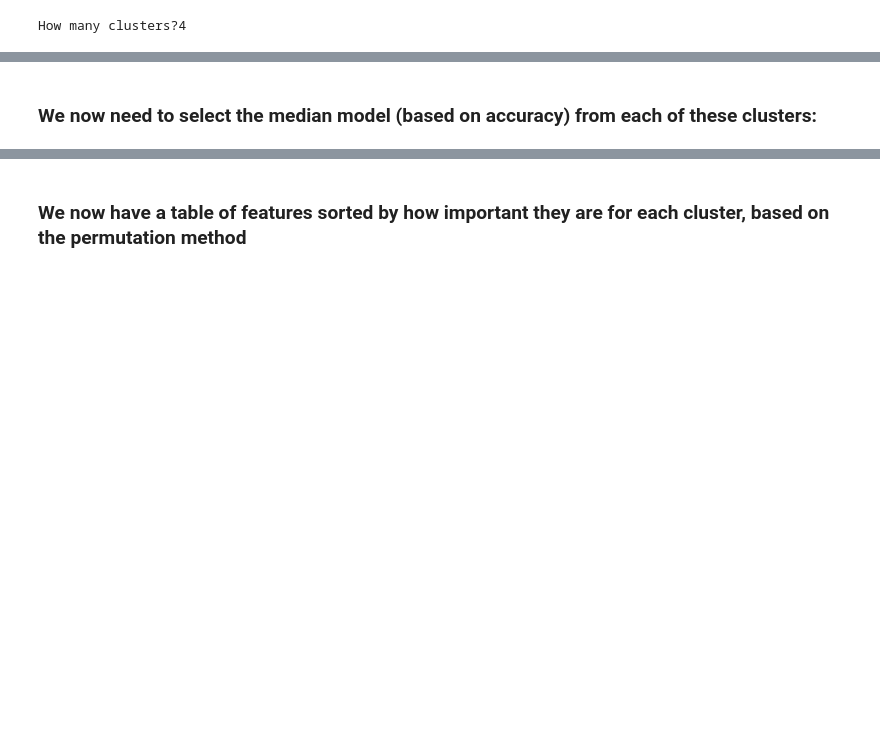
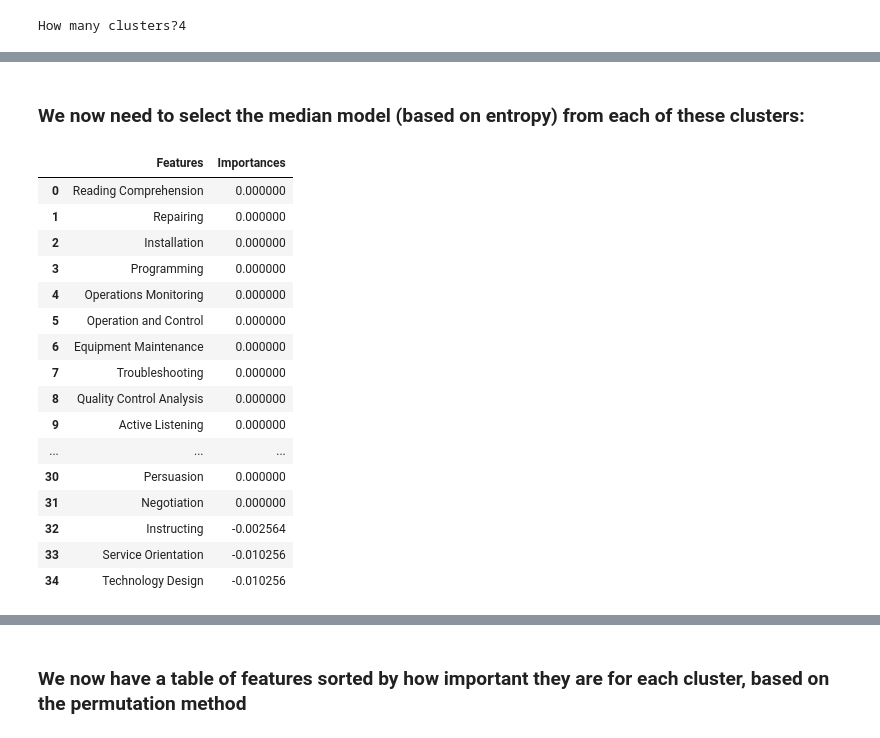
Before and after one commit to JGolub99/Future-of-work, a Jupyter notebook: ONET_18-10-21/skills_analysis4.ipynb, the cells around one changed output, grey strips where cells are left out. Saved outputs shown, nothing was run; the diff lists cells and outputs as text; code cells hidden in the pictures; blank space fills up the shorter version.

```diff
--- a/ONET_18-10-21/skills_analysis4.ipynb
+++ b/ONET_18-10-21/skills_analysis4.ipynb
@@ -729,7 +734,7 @@ for i in range(int(n)):
 ''' It is possible that the user will not be happy with how the data has been assigned.
 Offer an option for them to redo the clustering . '''
 # %% [markdown]
-### We now need to select the median  model (based on accuracy) from each of these clusters:
+### We now need to select the median  model (based on entropy) from each of these clusters:
 # %%
 #Lets create a list of models and their accuracies:
 
@@ -758,7 +763,8 @@ for i in range(int(n)):
 
 for i in range(int(n)):
     r = permutation_importance(models[i],X_test,y_test,n_repeats=30,random_state=0)
-    tables[i]["Importances"] = abs(r.importances_mean)
+    #tables[i]["Importances"] = abs(r.importances_mean)
+    tables[i]["Importances"] = r.importances_mean
     tables[i] = tables[i].sort_values(by=["Importances"],ascending=False)
     tables[i].reset_index(drop = True, inplace = True)
 
@@ -778,6 +784,26 @@ for i in range(int(n)):
 #q = tables[1]
 #importance_dict["Importance1"] = q["Features"]
 importance_table = pd.DataFrame(data=importance_dict)
+# %%
+tables[1]
+# %% [output]
+|  | Features | Importances |
+| 0 | Reading Comprehension | 0.000000 |
+| 1 | Repairing | 0.000000 |
+| 2 | Installation | 0.000000 |
+| 3 | Programming | 0.000000 |
+| 4 | Operations Monitoring | 0.000000 |
+| 5 | Operation and Control | 0.000000 |
+| 6 | Equipment Maintenance | 0.000000 |
+| 7 | Troubleshooting | 0.000000 |
+| 8 | Quality Control Analysis | 0.000000 |
+| 9 | Active Listening | 0.000000 |
+| ... | ... | ... |
+| 30 | Persuasion | 0.000000 |
+| 31 | Negotiation | 0.000000 |
+| 32 | Instructing | -0.002564 |
+| 33 | Service Orientation | -0.010256 |
+| 34 | Technology Design | -0.010256 |
 # %%
 print(importance_table)
 # %% [output]
```
Also changed, not shown: parts of 18 cells of this notebook, 1 other file.
